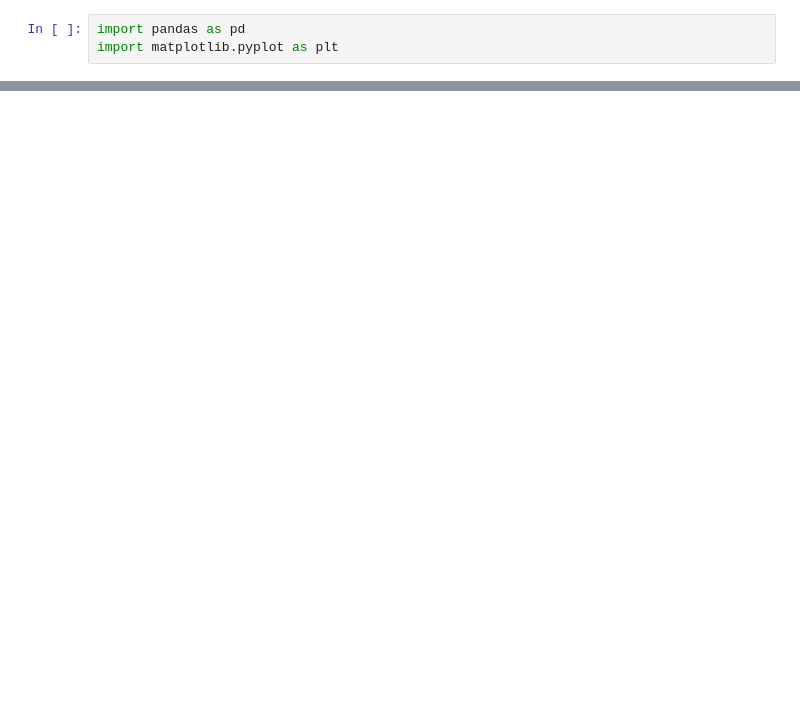
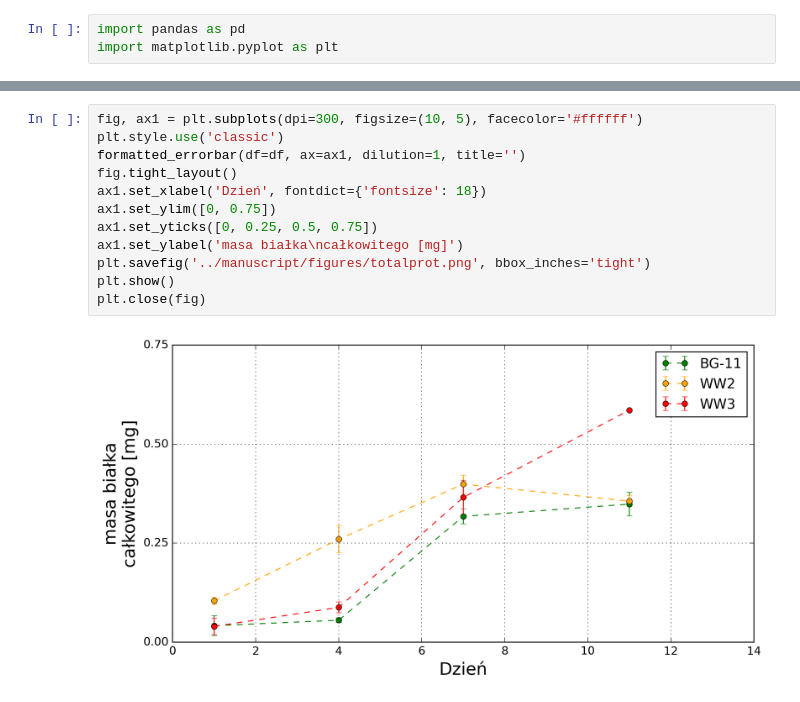
Before and after one commit to f1lem0n/biotech-bsc, a Jupyter notebook: mlra-activity/mlra-activity1.ipynb, the cells around one changed output, grey strips where cells are left out. Saved outputs shown, nothing was run; the diff lists cells and outputs as text; blank space fills up the shorter version.

```diff
--- a/mlra-activity/mlra-activity1.ipynb
+++ b/mlra-activity/mlra-activity1.ipynb
@@ -85,0 +84,14 @@ plt.close(fig)
+# %%
+fig, ax1 = plt.subplots(dpi=300, figsize=(10, 5), facecolor='#ffffff')
+plt.style.use('classic')
+formatted_errorbar(df=df, ax=ax1, dilution=1, title='')
+fig.tight_layout()
+ax1.set_xlabel('Dzień', fontdict={'fontsize': 18})
+ax1.set_ylim([0, 0.75])
+ax1.set_yticks([0, 0.25, 0.5, 0.75])
+ax1.set_ylabel('masa białka\ncałkowitego [mg]')
+plt.savefig('../manuscript/figures/totalprot.png', bbox_inches='tight')
+plt.show()
+plt.close(fig)
+# %% [output]
+[figure, added]
```
Also changed, not shown: parts of 4 cells of this notebook, 27 other files.
